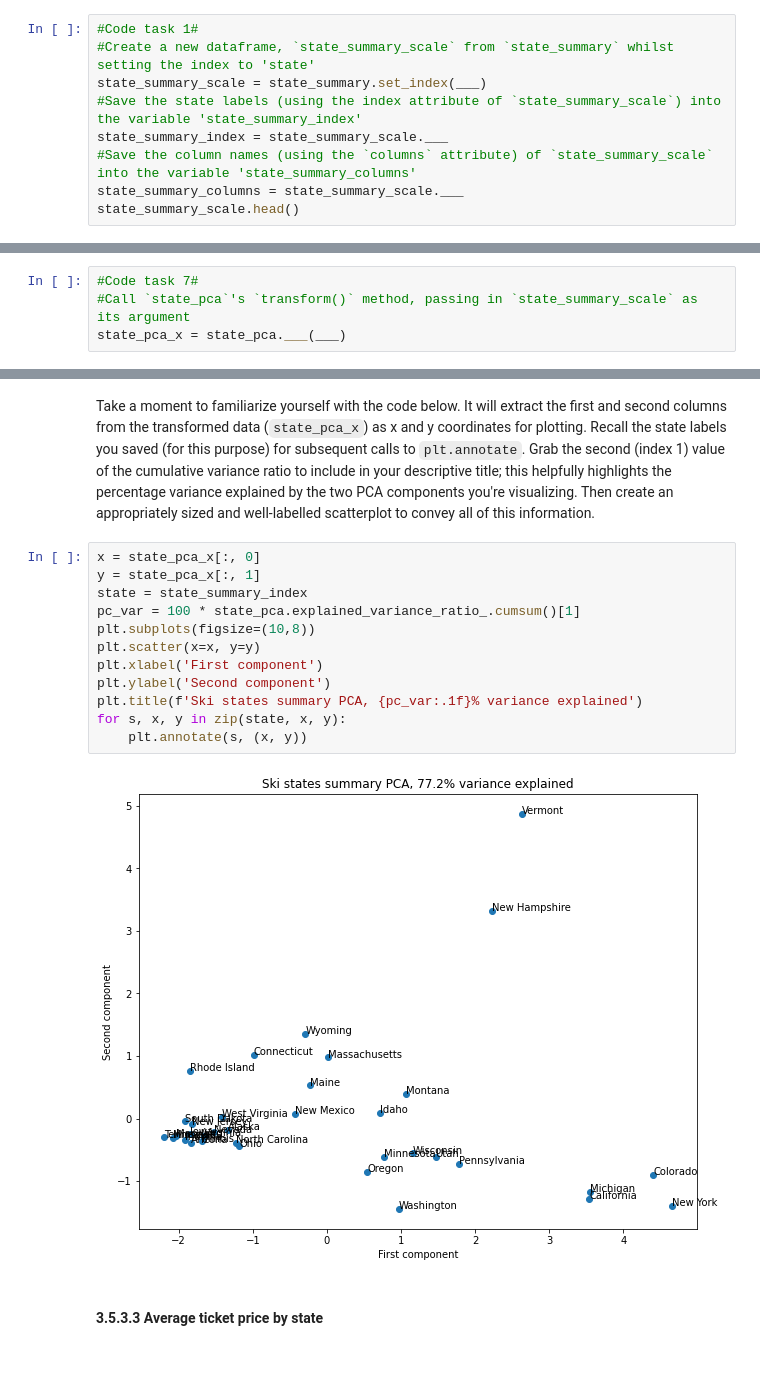
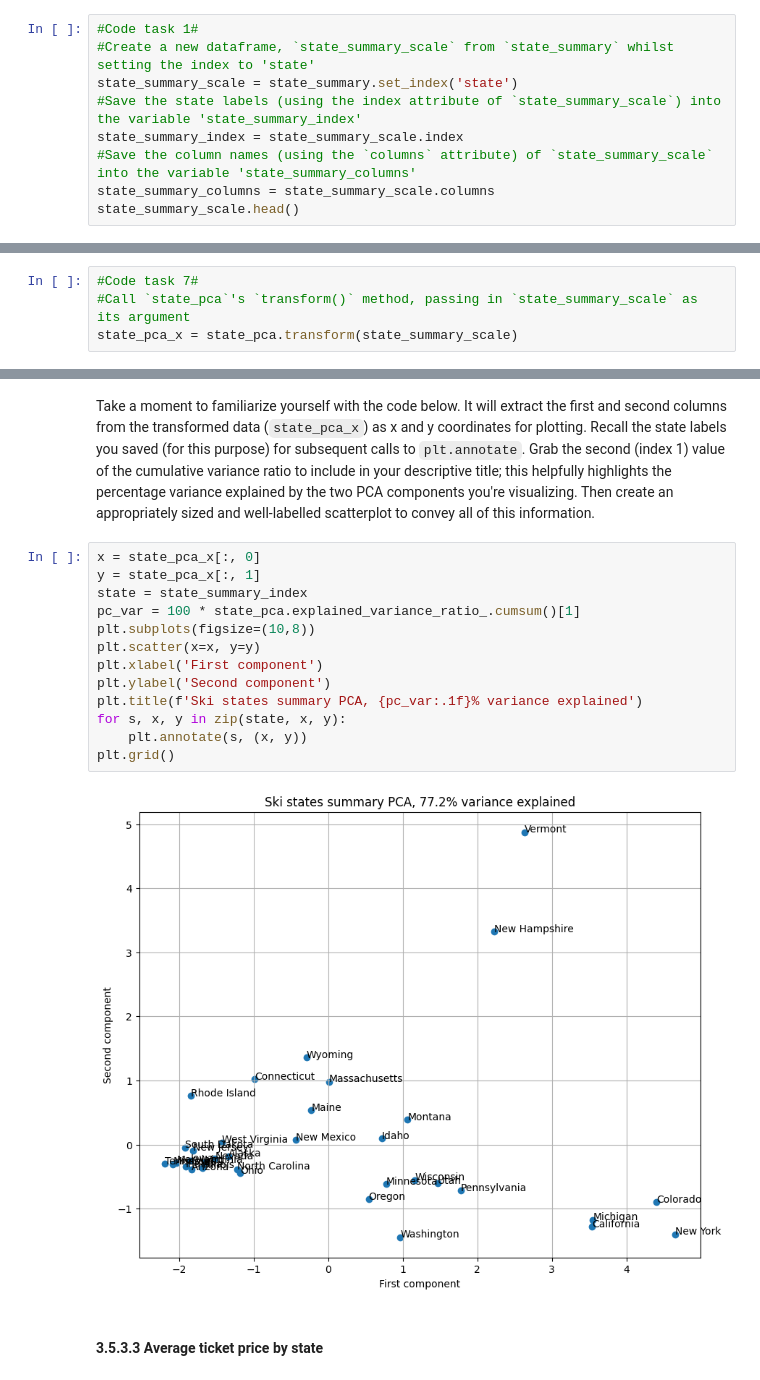
Before and after one commit to shwetahmehta/6_2_eda-ski-resort, a Jupyter notebook: Notebooks/03_exploratory_data_analysis.ipynb, the cells around one changed output, grey strips where cells are left out. Saved outputs shown, nothing was run; the diff lists cells and outputs as text.

```diff
--- a/Notebooks/03_exploratory_data_analysis.ipynb
+++ b/Notebooks/03_exploratory_data_analysis.ipynb
@@ -289,9 +289,9 @@ You only want numeric data here, although you don't want to lose track of the st
 # %%
 #Code task 1#
 #Create a new dataframe, `state_summary_scale` from `state_summary` whilst setting the index to 'state'
-state_summary_scale = state_summary.set_index(___)
+state_summary_scale = state_summary.set_index('state')
 #Save the state labels (using the index attribute of `state_summary_scale`) into the variable 'state_summary_index'
-state_summary_index = state_summary_scale.___
+state_summary_index = state_summary_scale.index
 #Save the column names (using the `columns` attribute) of `state_summary_scale` into the variable 'state_summary_columns'
-state_summary_columns = state_summary_scale.___
+state_summary_columns = state_summary_scale.columns
 state_summary_scale.head()
@@ -365,7 +412,7 @@ Apply the transformation to the data to obtain the derived features.
 # %%
 #Code task 7#
 #Call `state_pca`'s `transform()` method, passing in `state_summary_scale` as its argument
-state_pca_x = state_pca.___(___)
+state_pca_x = state_pca.transform(state_summary_scale)
 # %%
 state_pca_x.shape
 # %% [output]
@@ -379,17 +426,18 @@ to convey all of this information.
 # %%
 x = state_pca_x[:, 0]
 y = state_pca_x[:, 1]
 state = state_summary_index
 pc_var = 100 * state_pca.explained_variance_ratio_.cumsum()[1]
 plt.subplots(figsize=(10,8))
 plt.scatter(x=x, y=y)
 plt.xlabel('First component')
 plt.ylabel('Second component')
 plt.title(f'Ski states summary PCA, {pc_var:.1f}% variance explained')
 for s, x, y in zip(state, x, y):
     plt.annotate(s, (x, y))
+plt.grid()
 # %% [output]
-[figure, old version]
+[figure, new version]
 # %% [markdown]
 #### 3.5.3.3 Average ticket price by state<a id='3.5.3.3_Average_ticket_price_by_state'></a>
 # %% [markdown]
```
Also changed, not shown: parts of 27 cells of this notebook, 1 other file.
